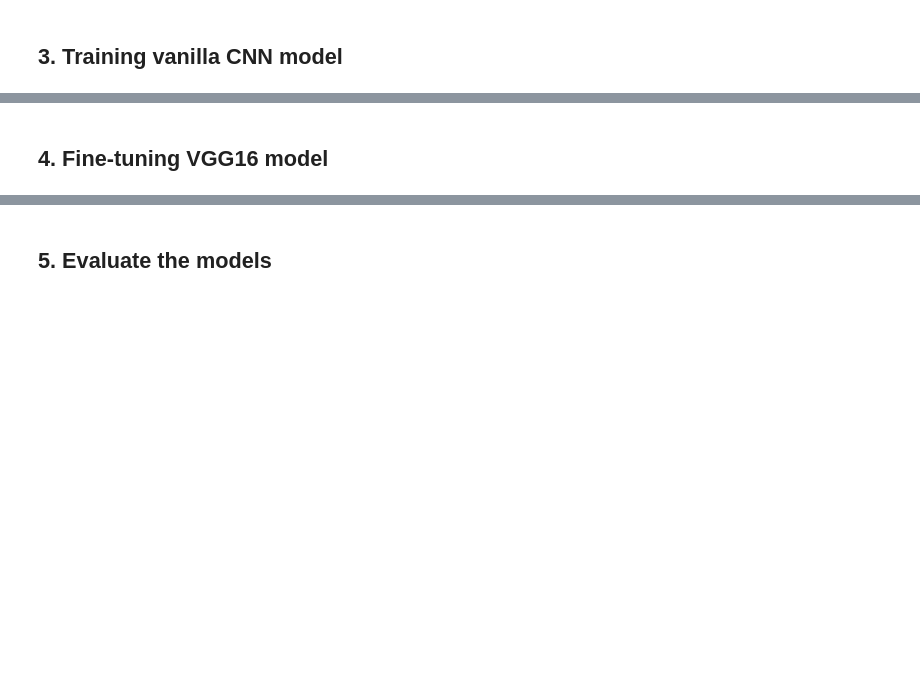
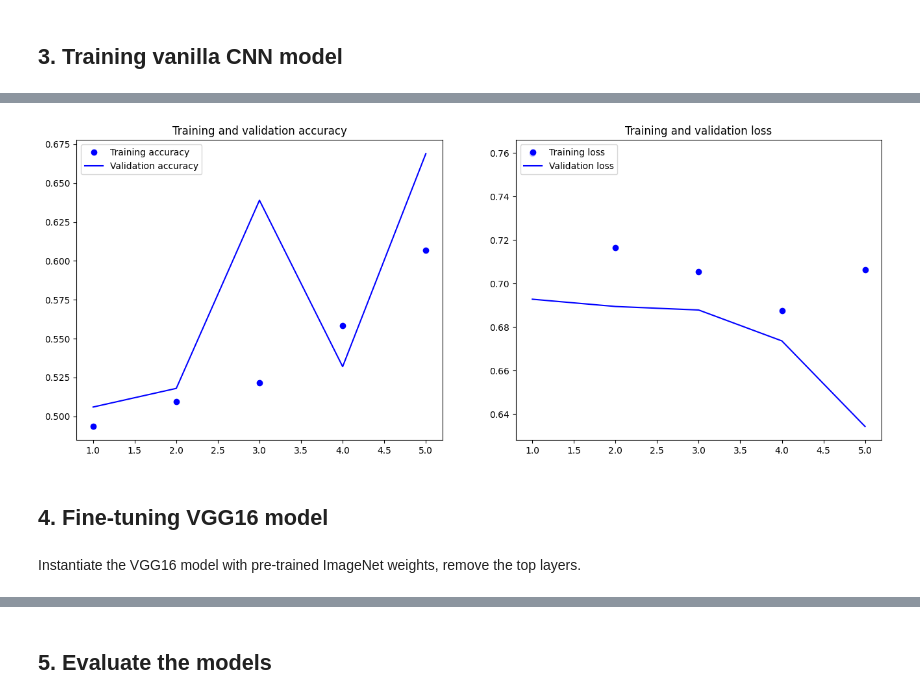
Before and after one commit to brendan-lee/CSCN8010-labs, a Jupyter notebook: lab3.ipynb, the cells around one changed output, grey strips where cells are left out. Saved outputs shown, nothing was run; the diff lists cells and outputs as text; code cells hidden in the pictures; blank space fills up the shorter version.

```diff
--- a/lab3.ipynb
+++ b/lab3.ipynb
@@ -151,0 +182,3 @@ for images, _ in train_dataset.take(1):
+# %%
+vanilla_cnn_model = create_vanilla_cnn_model()
+vanilla_cnn_model.summary()
@@ -151,0 +203,15 @@ for images, _ in train_dataset.take(1):
+# %%
+vanilla_callbacks = [
+    keras.callbacks.ModelCheckpoint(
+        filepath="./models/vanilla_cnn_model.h5",
+        save_best_only=True,
+        monitor="val_loss",
+    )
+]
+
+vanilla_history = vanilla_cnn_model.fit(
+    train_dataset,
+    epochs=5,
+    validation_data=validation_dataset,
+    callbacks=vanilla_callbacks,
+)
@@ -152,2 +229,33 @@ for images, _ in train_dataset.take(1):
+# %%
+def plot_history(history):
+    accuracy = history.history["accuracy"]
+    val_accuracy = history.history["val_accuracy"]
+    loss = history.history["loss"]
+    val_loss = history.history["val_loss"]
+    epochs_range = range(1, len(accuracy) + 1)
+
+    # accuracy
+    plt.figure(figsize=(16, 6))
+    plt.subplot(1, 2, 1)
+    plt.plot(epochs_range, accuracy, "bo", label="Training accuracy")
+    plt.plot(epochs_range, val_accuracy, "b", label="Validation accuracy")
+    plt.title("Training and validation accuracy")
+    plt.legend(loc="upper left")
+
+    # loss
+    plt.subplot(1, 2, 2)
+    plt.plot(epochs_range, loss, "bo", label="Training loss")
+    plt.plot(epochs_range, val_loss, "b", label="Validation loss")
+    plt.title("Training and validation loss")
+    plt.legend(loc="upper left")
+
+    plt.show()
+
+
+plot_history(vanilla_history)
+# %% [output]
+[figure, added]
 # %% [markdown]
 ## 4. Fine-tuning VGG16 model
+# %% [markdown]
+Instantiate the VGG16 model with pre-trained ImageNet weights, remove the top layers.
```
Also changed, not shown: parts of 19 cells of this notebook, 1 other file.
